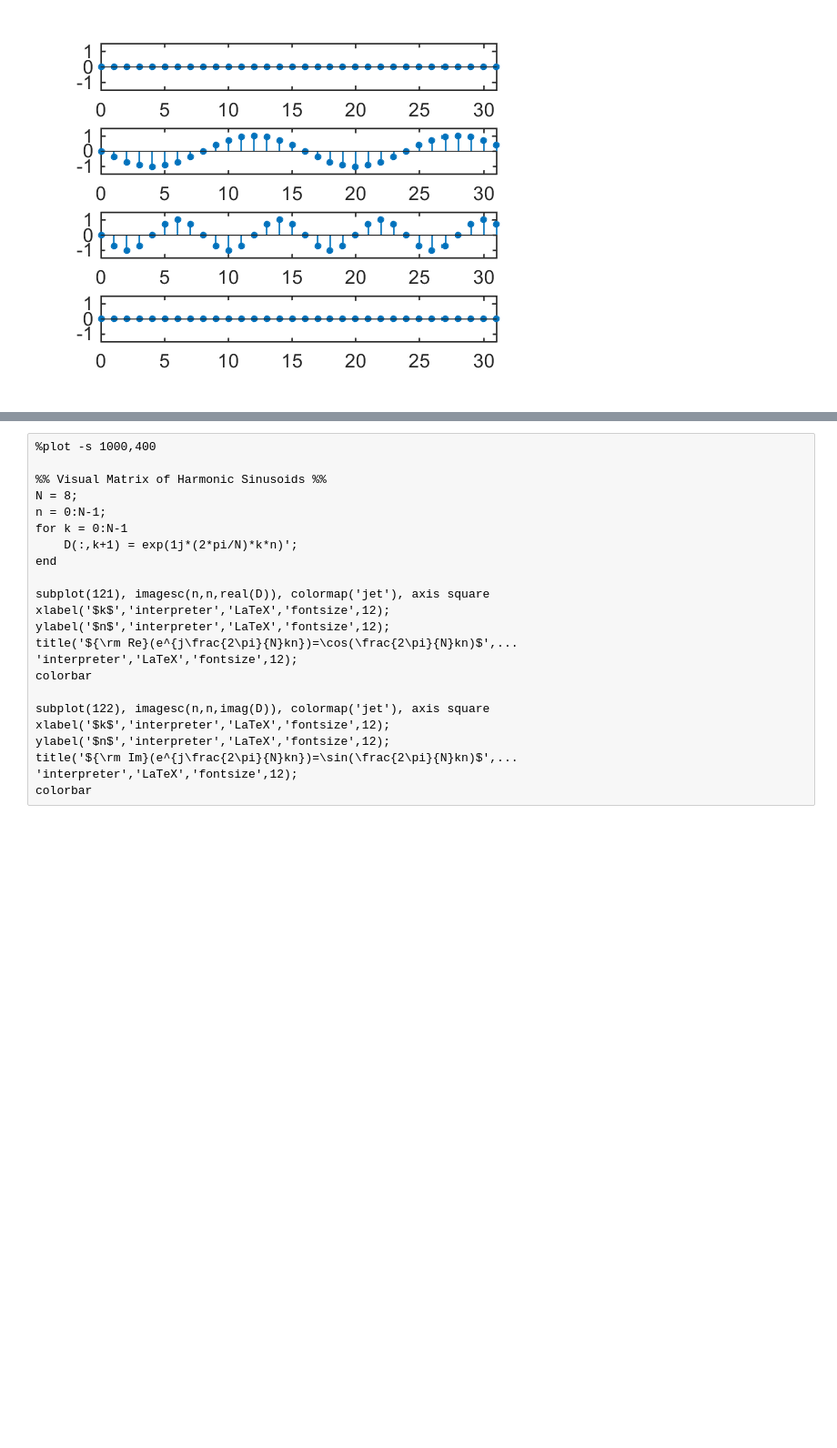
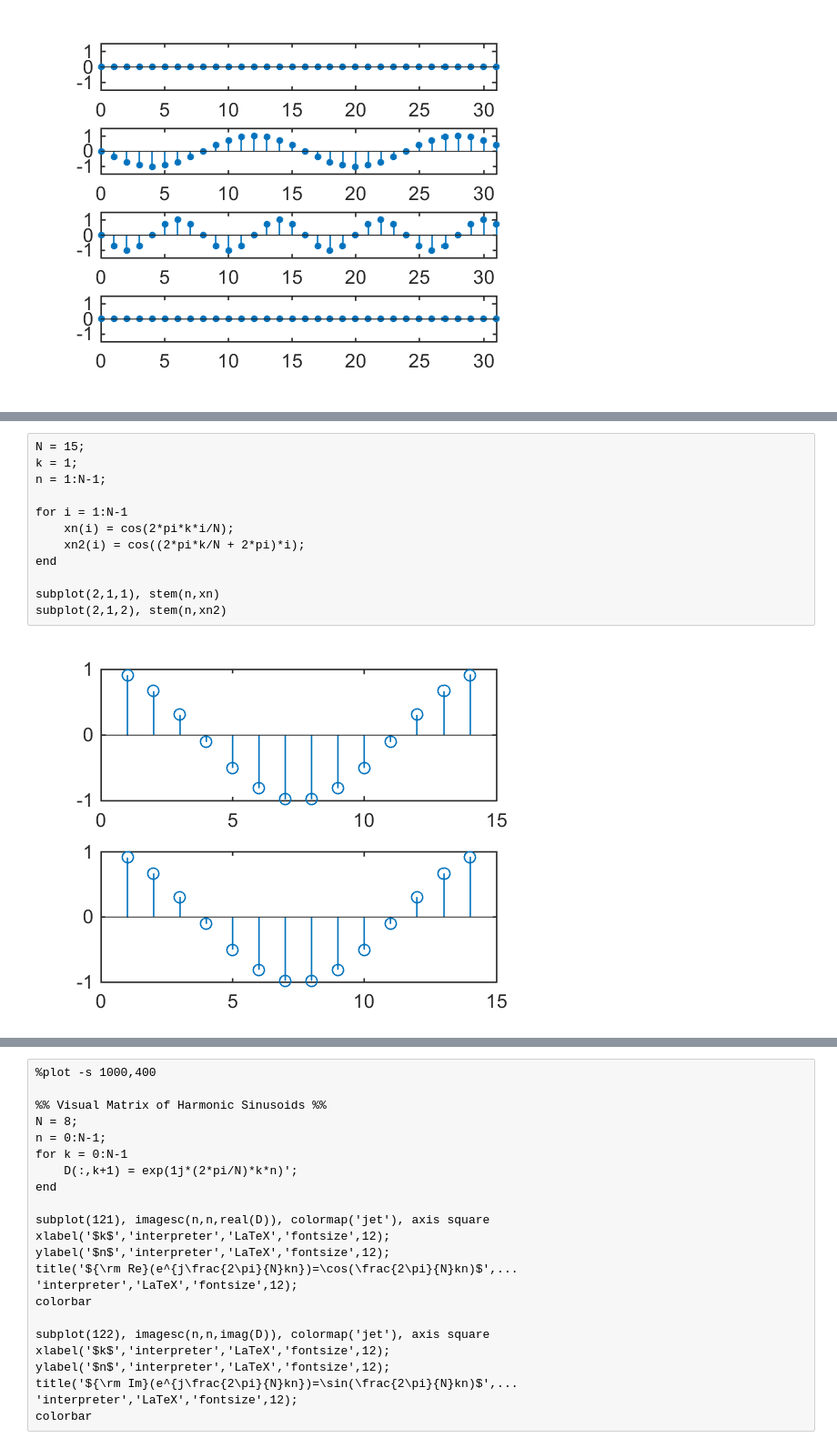
Before and after one commit to omersayli/DSP, a Jupyter notebook: 01 discrete signals/discrete signals.ipynb, the cells around one changed output, grey strips where cells are left out. Shown: that part at 91% size. Saved outputs shown, nothing was run; the diff lists cells and outputs as text; blank space fills up the shorter version.

```diff
--- a/01 discrete signals/discrete signals.ipynb
+++ b/01 discrete signals/discrete signals.ipynb
@@ -333,0 +362,14 @@ subplot(4,1,4), stem(n,x8,'filled','markersize',3), axis([0,31,-1.5 1.5])
+# %%
+N = 15;
+k = 1;
+n = 1:N-1;
+
+for i = 1:N-1
+    xn(i) = cos(2*pi*k*i/N);
+    xn2(i) = cos((2*pi*k/N + 2*pi)*i);
+end
+
+subplot(2,1,1), stem(n,xn)
+subplot(2,1,2), stem(n,xn2)
+# %% [output]
+[figure, added]
```
Also changed, not shown: parts of 59 cells of this notebook, 11 other files.
